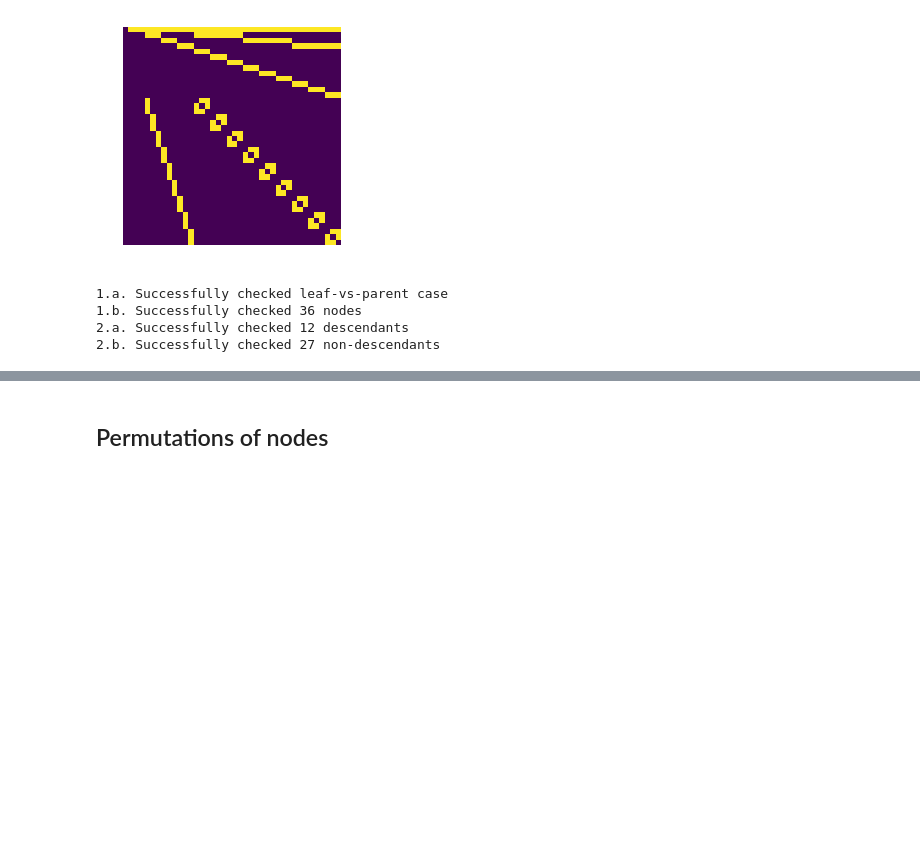
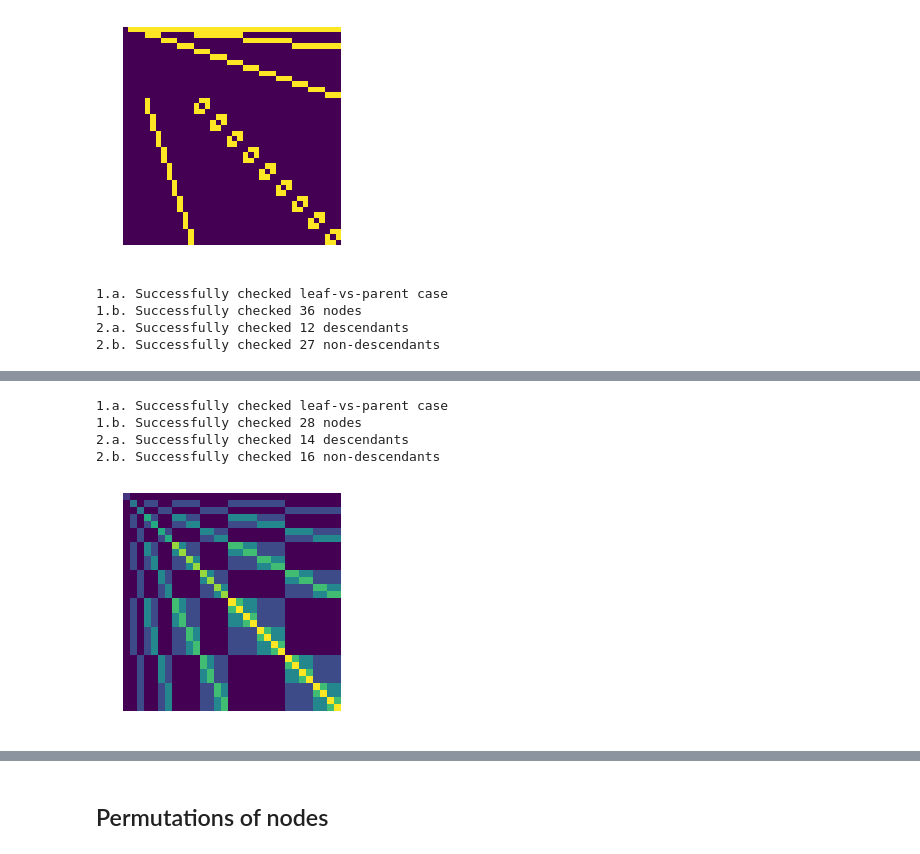
Before and after one commit to aleveren/ucsd-research, a Jupyter notebook: simple-hier-topic-model/pachinko-experiments.ipynb, the cells around one changed output, grey strips where cells are left out. Cells and saved outputs as stored; diff of their text form; code cells hidden in the pictures; blank space fills up the shorter version.

Commit message:
More testing of ratio matrix, illustrating a counterexample

```diff
--- a/simple-hier-topic-model/pachinko-experiments.ipynb
+++ b/simple-hier-topic-model/pachinko-experiments.ipynb
@@ -101,7 +101,10 @@ def gen_all_paths(g, prefix=None):
         for p in gen_all_paths(g, new_prefix):
             yield p
 # %%
-def compute_combo_probability(g, path_combo, alpha_func):
+def compute_combo_probability(g, path_combo, alpha_func = None, alpha_mode = None):
+    if alpha_func is None:
+        alpha_func = get_alpha
+
     # hPAM2 calculations
     def num_children(node):
         return len(list(g.neighbors(node)))
@@ -120,8 +123,13 @@ def compute_combo_probability(g, path_combo, alpha_func):
 
     result = 1.0
     for src, dest_counter in transitions.items():
-        nc = num_children(src)
-        alpha = alpha_func(nc)
+        if alpha_mode is None:
+            nc = num_children(src)
+            alpha = alpha_func(nc)
+        elif alpha_mode == "node_id":
+            alpha = alpha_func(src)
+        else:
+            raise ValueError("Unrecognized alpha_mode: {}".format(alpha_mode))
         alpha_exit, alpha_child = alpha[0], alpha[1]
         denom = 1.0
         for i in range(sum(dest_counter.values())):
@@ -135,14 +143,12 @@ def compute_combo_probability(g, path_combo, alpha_func):
 
     return result
 # %%
-def compute_combo_tensor(g, combo_size, alpha_func = None):
-    if alpha_func is None:
-        alpha_func = get_alpha
+def compute_combo_tensor(g, combo_size, alpha_func = None, alpha_mode = None):
     num_nodes = len(g.nodes())
     result = np.zeros(tuple(num_nodes for i in range(combo_size)))
     for combo in itertools.product(gen_all_paths(g), repeat = combo_size):
         coords = tuple(c[-1] for c in combo)
-        result[coords] += compute_combo_probability(g, combo, alpha_func)
+        result[coords] += compute_combo_probability(g, combo, alpha_func = alpha_func, alpha_mode = alpha_mode)
     return result
 # %%
 def tensor_to_matrix(T):
@@ -536,0 +547,14 @@ Wall time: 3.34 s
+# %%
+alt_tree = make_tree([2, 2, 2, 2])
+R = compute_combo_tensor(alt_tree, combo_size = 2, alpha_func=partial(get_alpha, pexit=0.5, scale=1000.0))
+C = get_ratio_matrix(R)
+check_ratio_matrix(alt_tree, C, verbose=True)
+# %% [output]
+1.a. Successfully checked leaf-vs-parent case
+1.b. Successfully checked 28 nodes
+2.a. Successfully checked 14 descendants
+2.b. Successfully checked 16 non-descendants
+# %%
+niceimshow(C);
+# %% [output]
+[figure, added]
```
Also changed, not shown: parts of 4 cells of this notebook.
